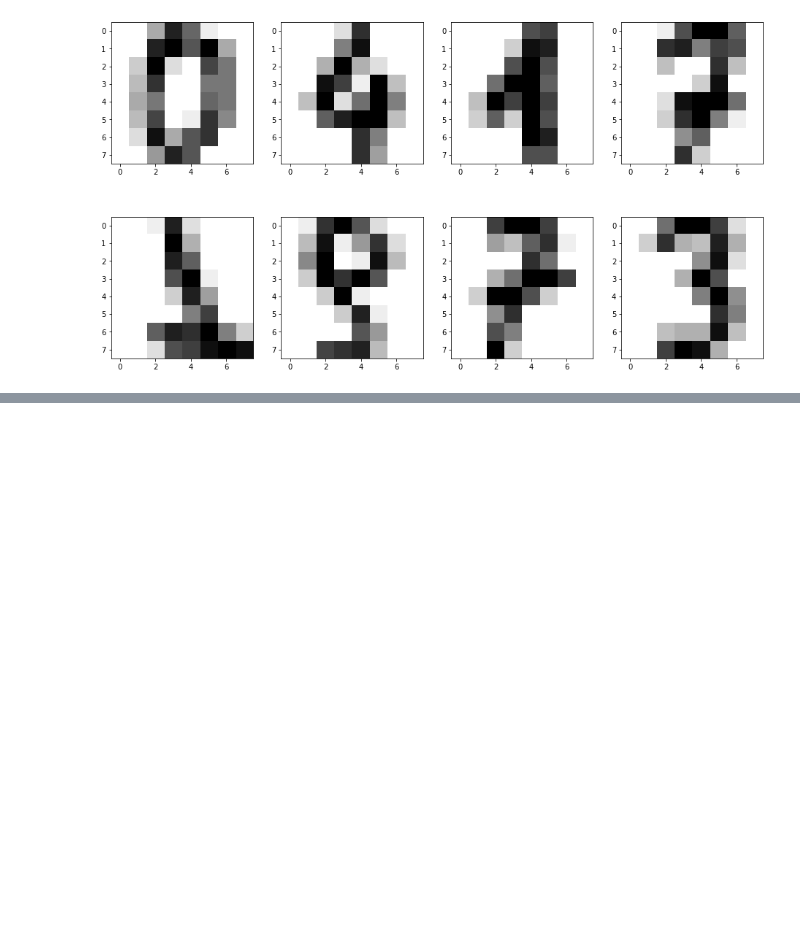
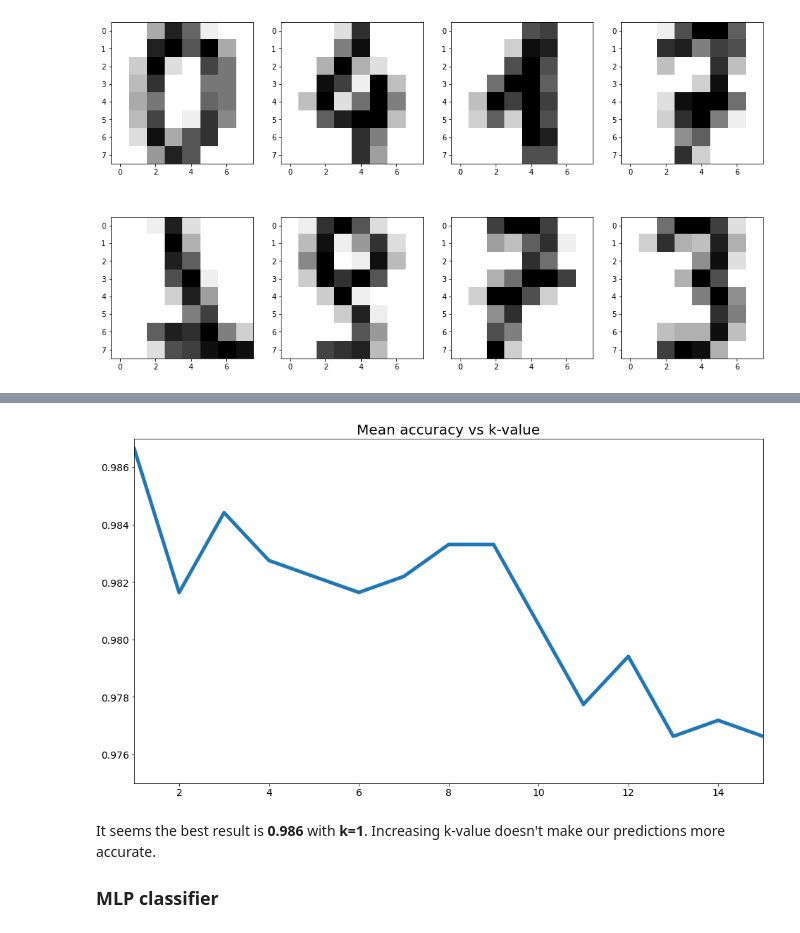
Before and after one commit to 0ld-dancer/dq_projects, a Jupyter notebook: 14. A Handwritten Digits Classifier/digits_classifier.ipynb, the cells around one changed output, grey strips where cells are left out. Drawn from its saved outputs; the diff is of its cells as text; code cells hidden in the pictures; blank space fills up the shorter version.

```diff
--- a/14. A Handwritten Digits Classifier/digits_classifier.ipynb
+++ b/14. A Handwritten Digits Classifier/digits_classifier.ipynb
@@ -42,0 +102,10 @@ for row in range(2):
+# %%
+k_accuracy = {}
+
+k_nums = range(1,16)
+
+for k in k_nums:
+    accuracy = cross_validate(digits.frame, k)
+    k_accuracy[k] = accuracy
+
+k_accuracy
@@ -42,0 +128,17 @@ for row in range(2):
+# %%
+fig, ax = plt.subplots(figsize=(16,9))
+ax.plot(k_accuracy.keys(),
+        k_accuracy.values(),
+       lw=5)
+
+#decorations
+ax.set_xlim(1, 15)
+ax.set_ylim(0.975, 0.987)
+ax.set_title('Mean accuracy vs k-value', fontsize=20)
+ax.tick_params(labelsize=14)
+# %% [output]
+[figure, added]
+# %% [markdown]
+It seems the best result is **0.986** with **k=1**. Increasing k-value doesn't make our predictions more accurate.
+
+### MLP classifier
```
Also changed, not shown: parts of 7 cells of this notebook, 1 other file.
